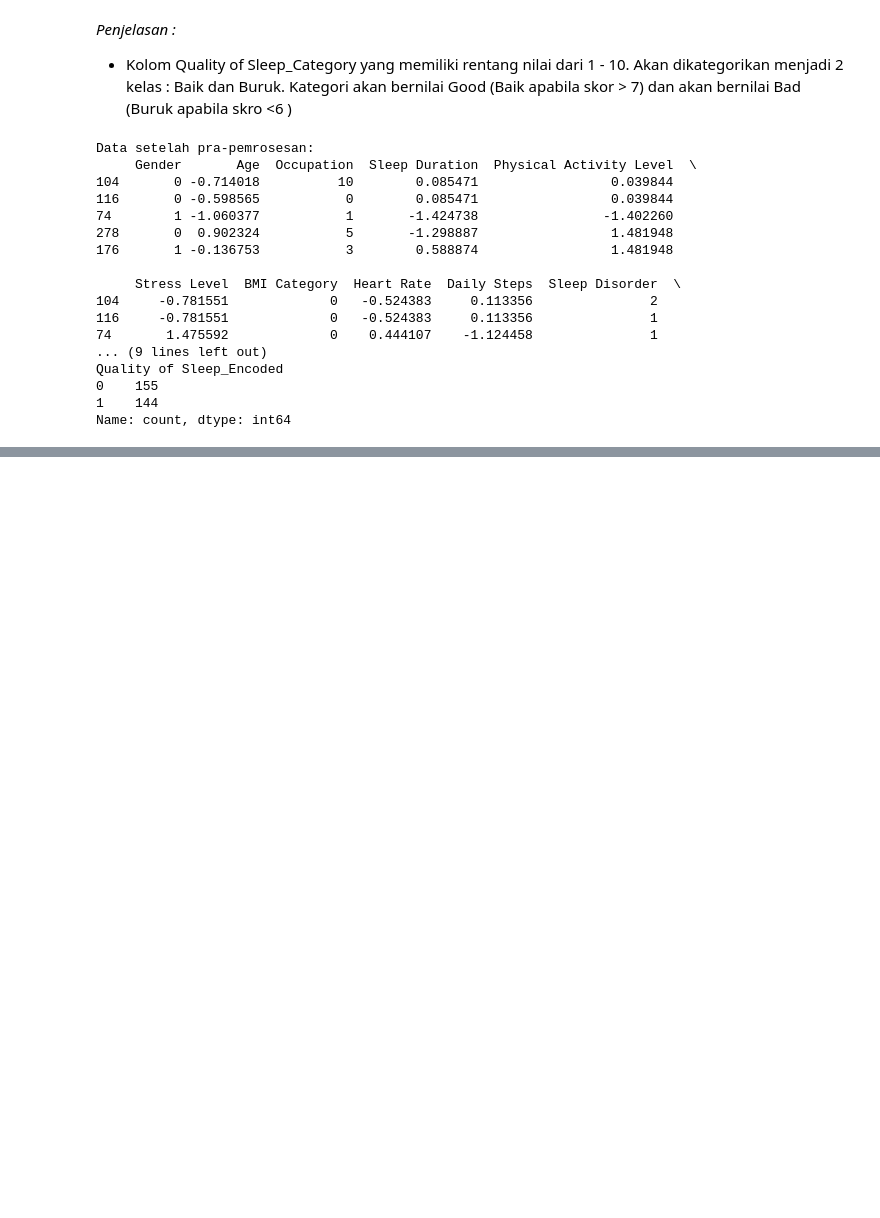
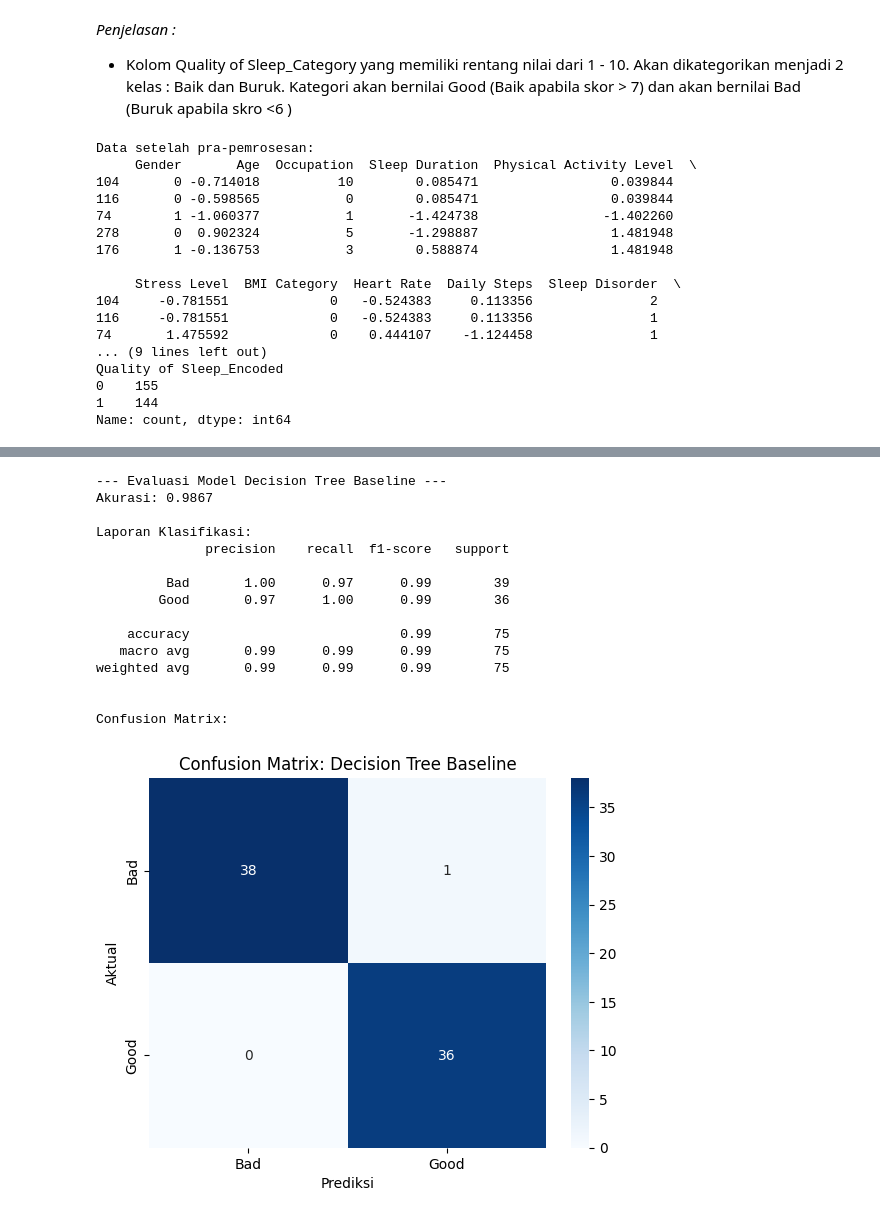
Before and after one commit to Naiazzahra/Analysis-Predictive_CC25, a Jupyter notebook: analysis_predictive.ipynb, the cells around one changed output, grey strips where cells are left out. Drawn from its saved outputs; the diff is of its cells as text; code cells hidden in the pictures; blank space fills up the shorter version.

```diff
--- a/analysis_predictive.ipynb
+++ b/analysis_predictive.ipynb
@@ -246,0 +366,38 @@ Name: count, dtype: int64
+# %%
+print("\n--- Evaluasi Model Decision Tree Baseline ---")
+y_pred_dt_baseline = dt_model_baseline.predict(X_test)
+
+# Akurasi
+accuracy_dt_baseline = accuracy_score(y_test, y_pred_dt_baseline)
+print(f"Akurasi: {accuracy_dt_baseline:.4f}")
+
+# Laporan Klasifikasi
+print("\nLaporan Klasifikasi:")
+print(classification_report(y_test, y_pred_dt_baseline, target_names=le_quality.classes_))
+
+# Confusion Matrix
+print("\nConfusion Matrix:")
+cm_dt_baseline = confusion_matrix(y_test, y_pred_dt_baseline)
+sns.heatmap(cm_dt_baseline, annot=True, fmt='d', cmap='Blues',
+            xticklabels=le_quality.classes_, yticklabels=le_quality.classes_)
+plt.xlabel('Prediksi')
+plt.ylabel('Aktual')
+plt.title('Confusion Matrix: Decision Tree Baseline')
+plt.show()
+# %% [output]
+--- Evaluasi Model Decision Tree Baseline ---
+Akurasi: 0.9867
+
+Laporan Klasifikasi:
+              precision    recall  f1-score   support
+
+         Bad       1.00      0.97      0.99        39
+        Good       0.97      1.00      0.99        36
+
+    accuracy                           0.99        75
+   macro avg       0.99      0.99      0.99        75
+weighted avg       0.99      0.99      0.99        75
+
+
+Confusion Matrix:
+[figure, added]
```
Also changed, not shown: parts of 5 cells of this notebook, 5 other files.
